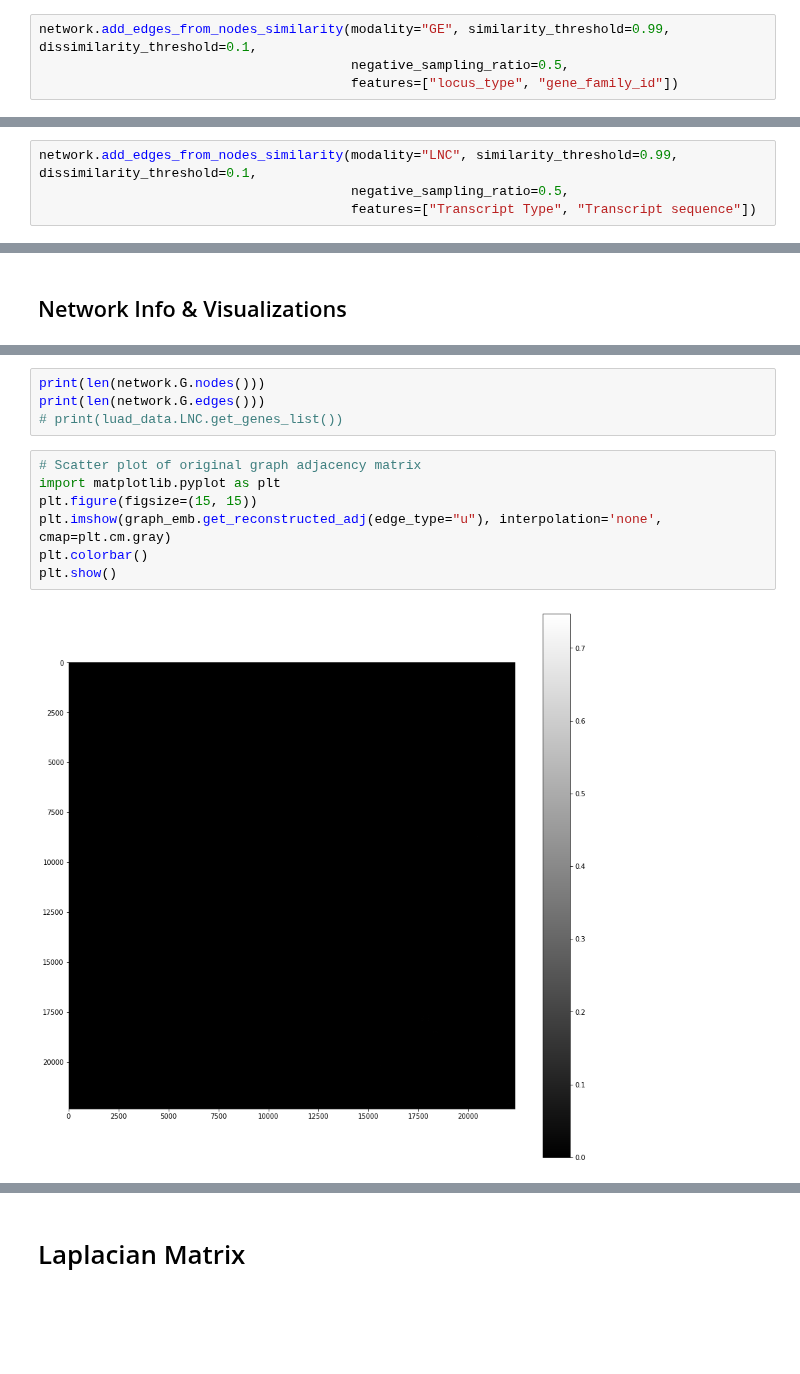
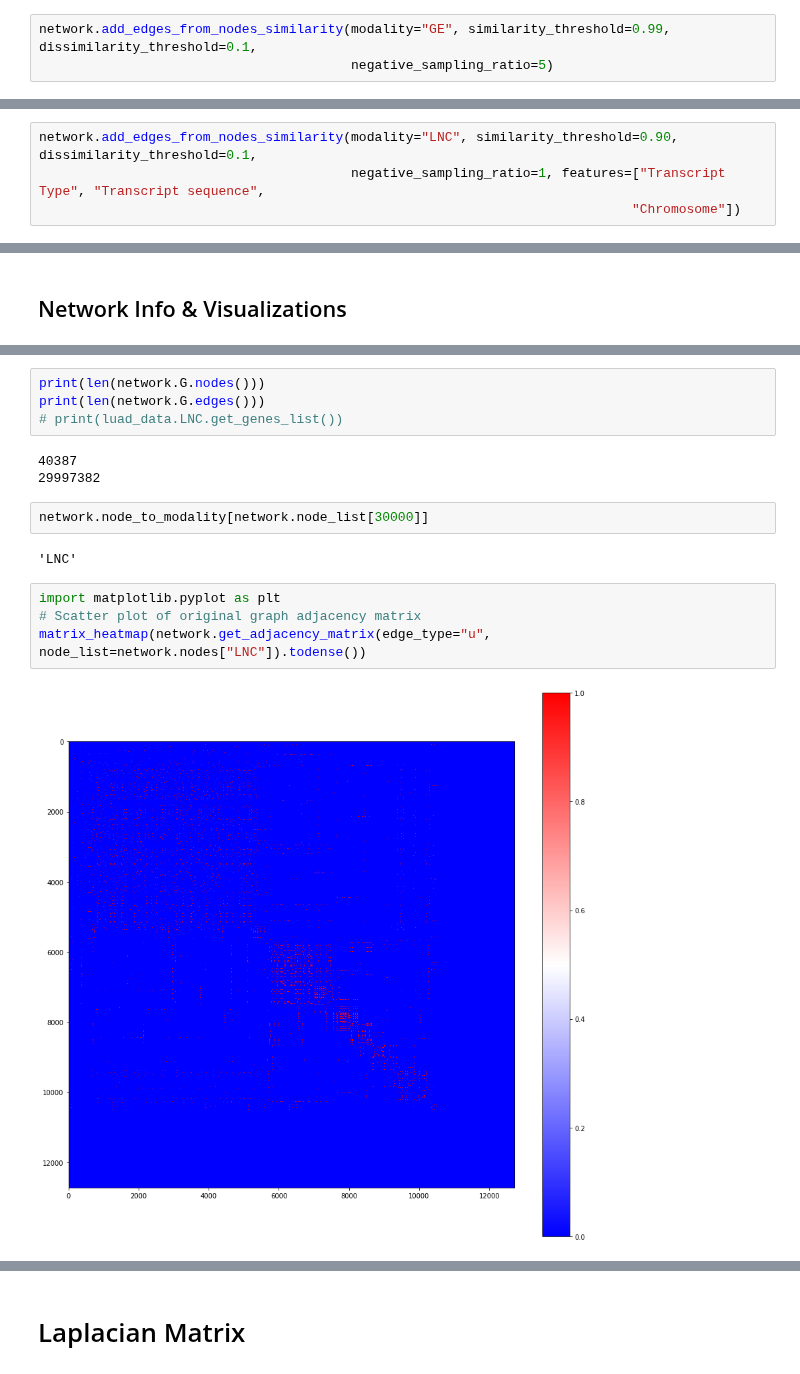
Before and after one commit to JonnyTran/MultiOmicsGraphEmbedding, a Jupyter notebook: miRNA-mRNA Load Heterogeneous Graph.ipynb, the cells around one changed output, grey strips where cells are left out. Cells and saved outputs as stored; diff of their text form; blank space fills up the shorter version.

```diff
--- a/miRNA-mRNA Load Heterogeneous Graph.ipynb
+++ b/miRNA-mRNA Load Heterogeneous Graph.ipynb
@@ -104,7 +103,6 @@ Defaulting to column, but this will raise an ambiguity error in a future version
 # Add Node Similarity Edges
 # %%
 network.add_edges_from_nodes_similarity(modality="GE", similarity_threshold=0.99, dissimilarity_threshold=0.1,
-                                        negative_sampling_ratio=0.5,
-                                        features=["locus_type", "gene_family_id"])
+                                        negative_sampling_ratio=5)
 # %% [output]
 Gower's dissimilarity: Computing locus_type
@@ -128,6 +138,6 @@ Gower's dissimilarity: Computing Mature sequence
 # %%
-network.add_edges_from_nodes_similarity(modality="LNC", similarity_threshold=0.99, dissimilarity_threshold=0.1,
-                                        negative_sampling_ratio=0.5,
-                                        features=["Transcript Type", "Transcript sequence"])
+network.add_edges_from_nodes_similarity(modality="LNC", similarity_threshold=0.90, dissimilarity_threshold=0.1,
+                                        negative_sampling_ratio=1, features=["Transcript Type", "Transcript sequence",
+                                                                            "Chromosome"])
 # %% [output]
 Gower's dissimilarity: Computing Transcript Type
@@ -196,12 +212,16 @@ edges:  12171466
 print(len(network.G.nodes()))
 print(len(network.G.edges()))
 # print(luad_data.LNC.get_genes_list())
+# %% [output]
+40387
+29997382
-# %%
-# Scatter plot of original graph adjacency matrix
-import matplotlib.pyplot as plt
-plt.figure(figsize=(15, 15))
-plt.imshow(graph_emb.get_reconstructed_adj(edge_type="u"), interpolation='none', cmap=plt.cm.gray)
-plt.colorbar()
-plt.show()
-# %% [output]
-[figure, removed]
+# %%
+network.node_to_modality[network.node_list[30000]]
+# %% [output]
+'LNC'
+# %%
+import matplotlib.pyplot as plt
+# Scatter plot of original graph adjacency matrix
+matrix_heatmap(network.get_adjacency_matrix(edge_type="u", node_list=network.nodes["LNC"]).todense())
+# %% [output]
+[figure, added]
```
Also changed, not shown: parts of 14 cells of this notebook, 2 other files.
